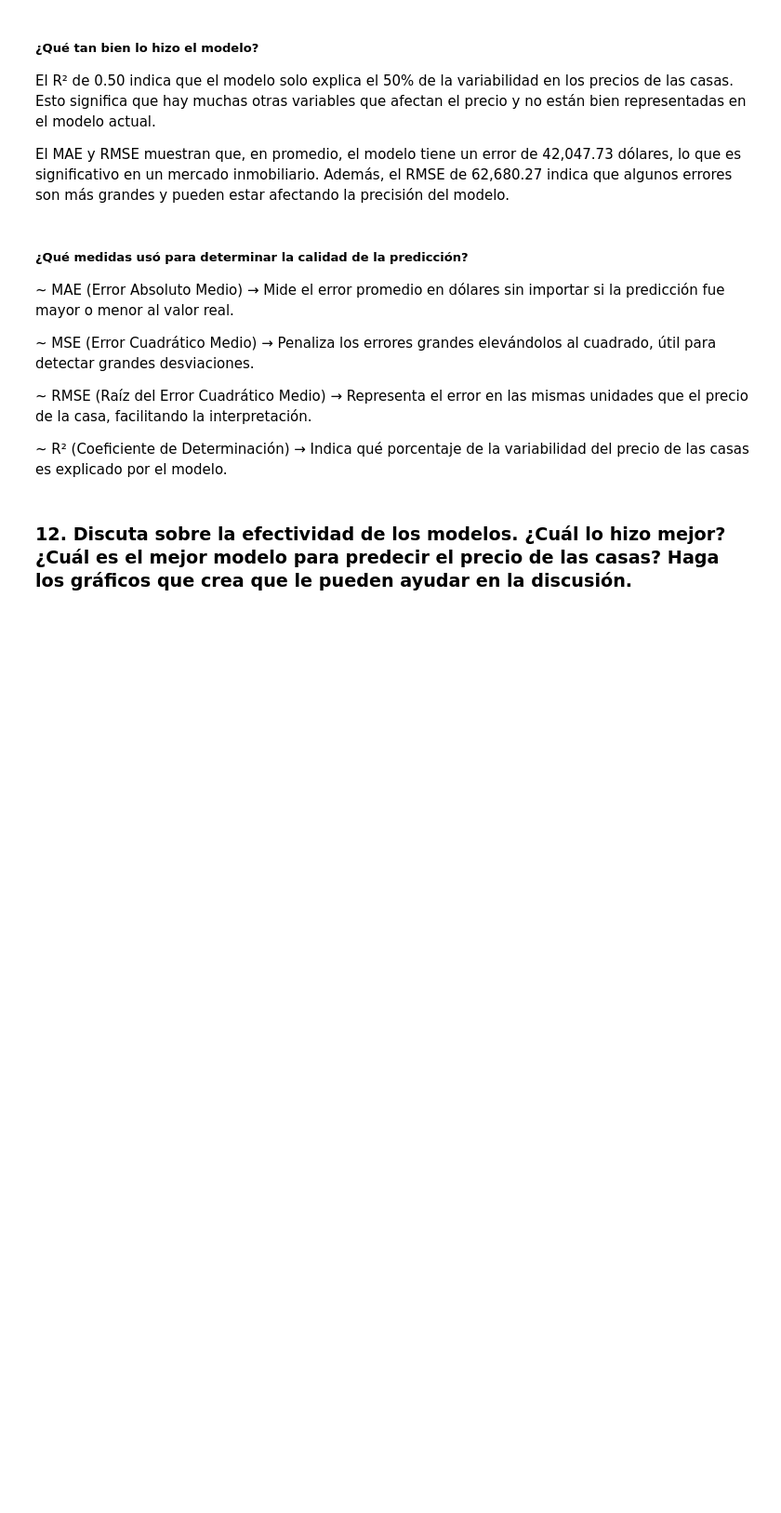
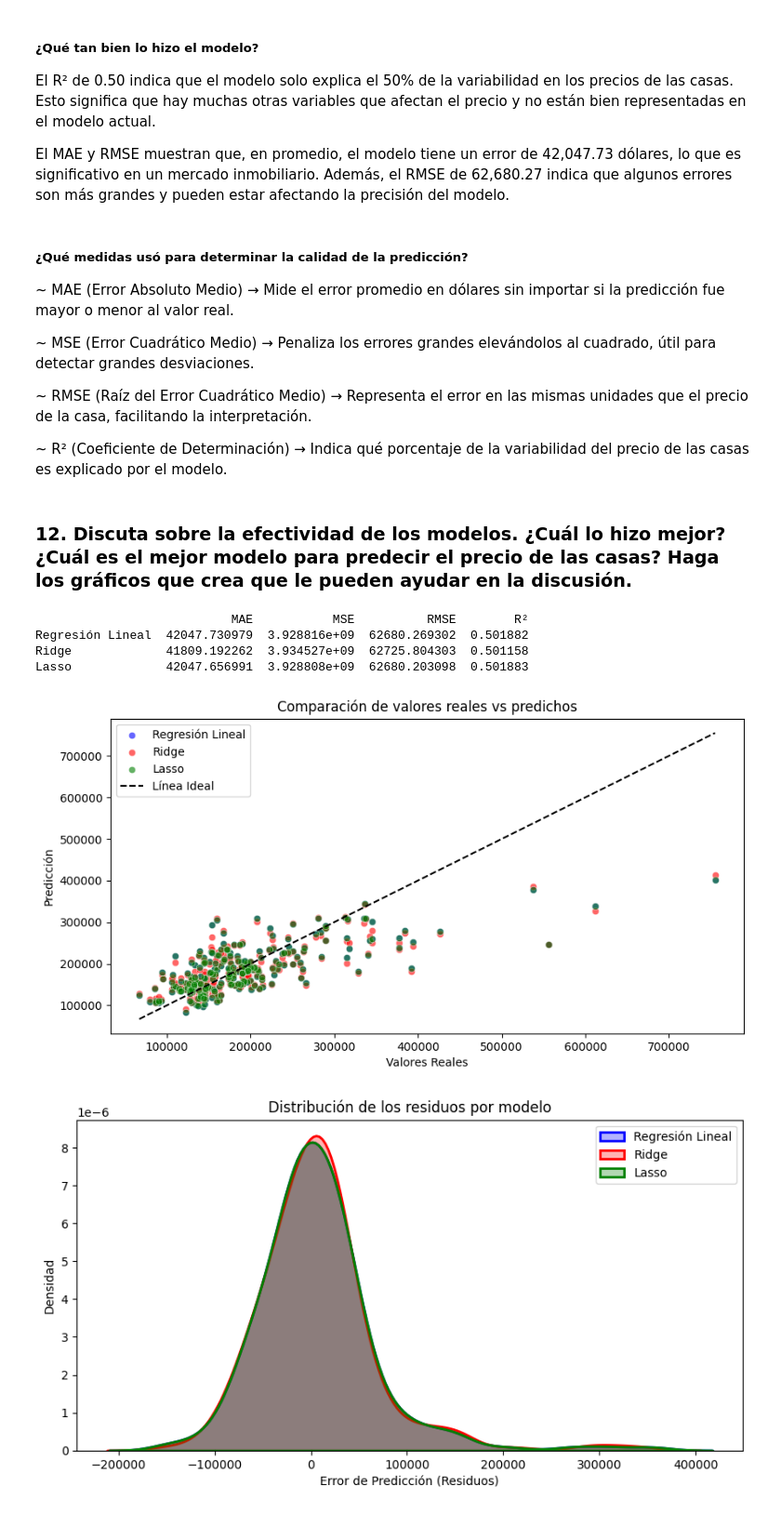
Before and after one commit to SRV-JSPA/Proyecto1_MD, a Jupyter notebook: proyecto1.ipynb, the cells around one changed output. Shown at 93% size. Drawn from its saved outputs; the diff is of its cells as text; code cells hidden in the pictures; blank space fills up the shorter version.

```diff
--- a/proyecto1.ipynb
+++ b/proyecto1.ipynb
@@ -715,3 +715,73 @@ El MAE y RMSE muestran que, en promedio, el modelo tiene un error de 42,047.73 d
 ~ R² (Coeficiente de Determinación) → Indica qué porcentaje de la variabilidad del precio de las casas es explicado por el modelo.
 # %% [markdown]
 ### 12.	Discuta sobre la efectividad de los modelos. ¿Cuál lo hizo mejor? ¿Cuál es el mejor modelo para predecir el precio de las casas? Haga los gráficos que crea que le pueden ayudar en la discusión.
+# %%
+import numpy as np
+import pandas as pd
+import seaborn as sns
+import matplotlib.pyplot as plt
+from sklearn.linear_model import LinearRegression, Ridge, Lasso
+from sklearn.metrics import mean_absolute_error, mean_squared_error, r2_score
+
+linear_model = LinearRegression()
+ridge_model = Ridge(alpha=100.0)
+lasso_model = Lasso(alpha=0.1)
+
+linear_model.fit(X_train_filtered, y_train)
+ridge_model.fit(X_train_filtered, y_train)
+lasso_model.fit(X_train_filtered, y_train)
+
+linear_pred = linear_model.predict(X_test_filtered)
+ridge_pred = ridge_model.predict(X_test_filtered)
+lasso_pred = lasso_model.predict(X_test_filtered)
+
+models = {
+    "Regresión Lineal": linear_pred,
+    "Ridge": ridge_pred,
+    "Lasso": lasso_pred
+}
+
+metrics = {}
+for name, pred in models.items():
+    mae = mean_absolute_error(y_test, pred)
+    mse = mean_squared_error(y_test, pred)
+    rmse = np.sqrt(mse)
+    r2 = r2_score(y_test, pred)
+    metrics[name] = {"MAE": mae, "MSE": mse, "RMSE": rmse, "R²": r2}
+
+metrics_df = pd.DataFrame(metrics).T
+print(metrics_df)
+
+plt.figure(figsize=(10,5))
+colors = {"Regresión Lineal": "blue", "Ridge": "red", "Lasso": "green"}
+for name, pred in models.items():
+    sns.scatterplot(x=y_test, y=pred, label=name, alpha=0.6, color=colors[name])
+plt.plot([y_test.min(), y_test.max()], [y_test.min(), y_test.max()], "--k", label="Línea Ideal")
+plt.xlabel("Valores Reales")
+plt.ylabel("Predicción")
+plt.legend()
+plt.title("Comparación de valores reales vs predichos")
+plt.show()
+
+plt.figure(figsize=(10,5))
+for name, pred in models.items():
+    residuos = y_test - pred
+    sns.kdeplot(residuos, label=name, fill=True, alpha=0.3, linewidth=2, color=colors[name])
+plt.xlabel("Error de Predicción (Residuos)")
+plt.ylabel("Densidad")
+plt.title("Distribución de los residuos por modelo")
+plt.legend()
+plt.show()
+
+metrics_df.plot(kind="bar", figsize=(10,5), colormap="viridis", logy=True)
+plt.title("Comparación de métricas entre modelos")
+plt.ylabel("Valor")
+plt.xticks(rotation=0)
+plt.show()
+# %% [output]
+                           MAE           MSE          RMSE        R²
+Regresión Lineal  42047.730979  3.928816e+09  62680.269302  0.501882
+Ridge             41809.192262  3.934527e+09  62725.804303  0.501158
+Lasso             42047.656991  3.928808e+09  62680.203098  0.501883
+[figure, added]
+[figure, added]
```
Also changed, not shown: parts of 4 cells of this notebook.
